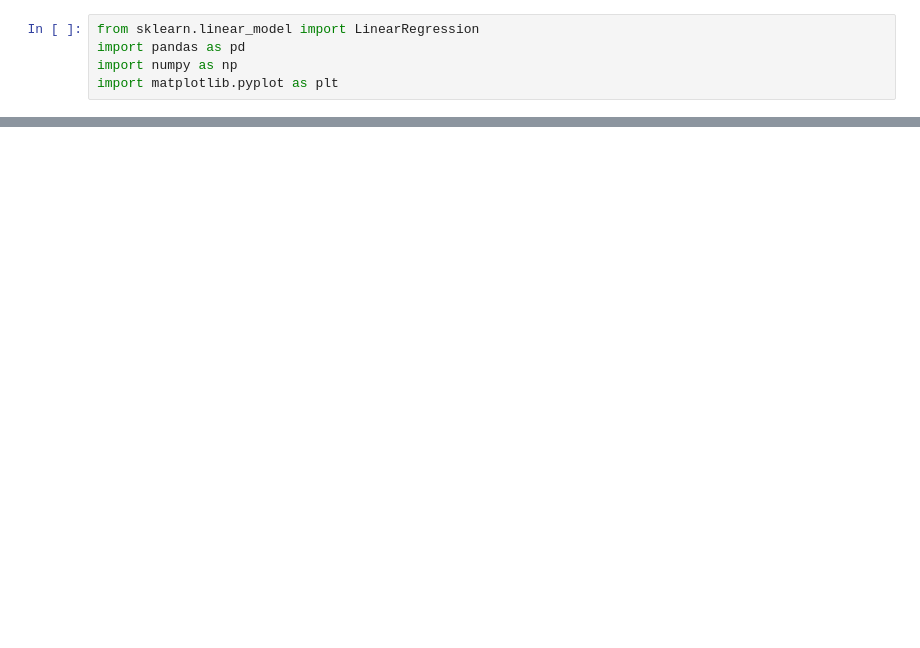
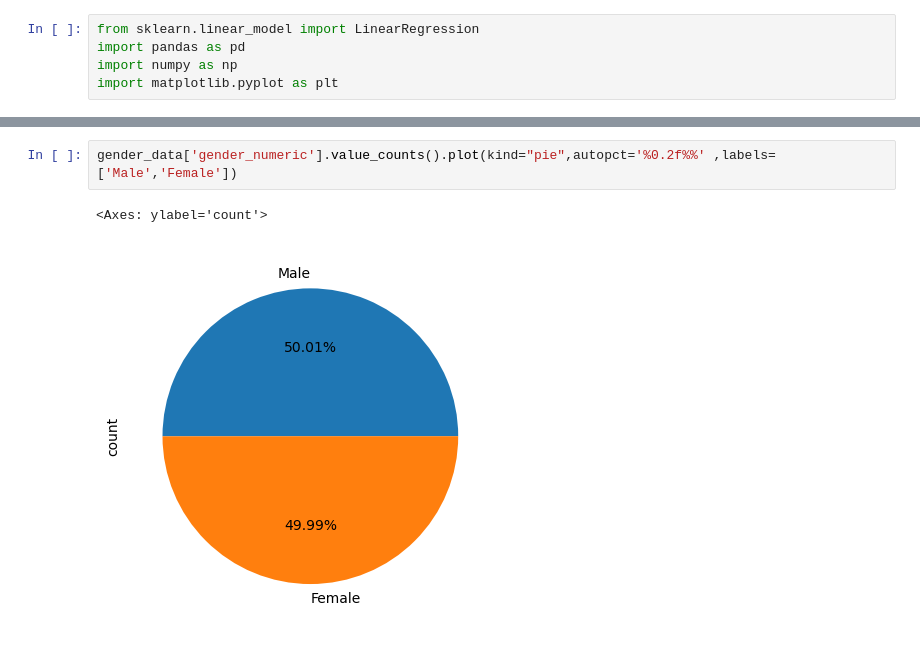
Before and after one commit to RachanaMaskey/Gender-Classification, a Jupyter notebook: Basics.ipynb, the cells around one changed output, grey strips where cells are left out. Saved outputs shown, nothing was run; the diff lists cells and outputs as text; blank space fills up the shorter version.

```diff
--- a/Basics.ipynb
+++ b/Basics.ipynb
@@ -62,0 +138,5 @@ ds[ds.duplicated()]
+# %%
+gender_data['gender_numeric'].value_counts().plot(kind="pie",autopct='%0.2f%%' ,labels=['Male','Female'])
+# %% [output]
+<Axes: ylabel='count'>
+[figure, added]
```
Also changed, not shown: parts of 18 cells of this notebook, 1 other file.
